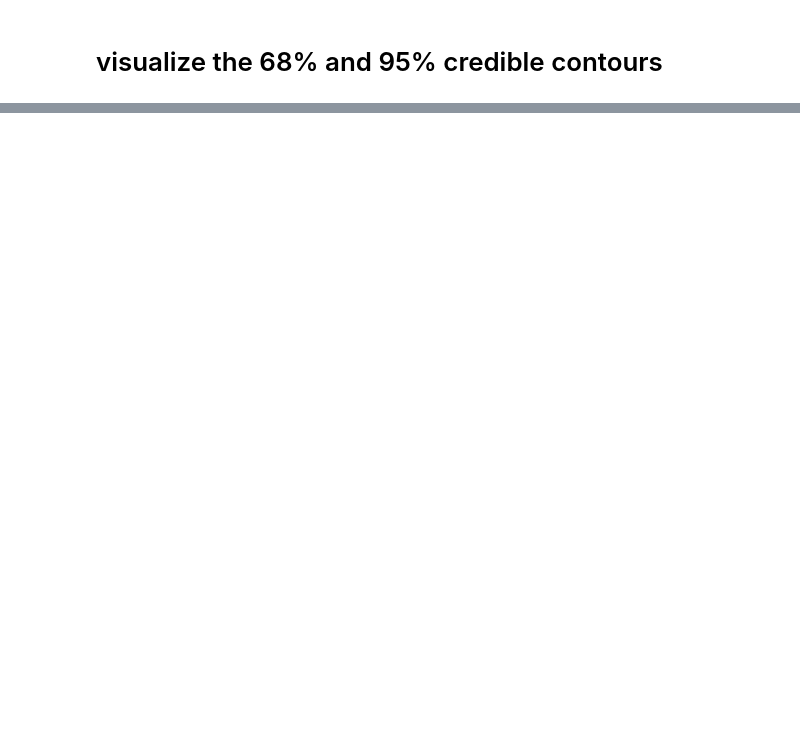
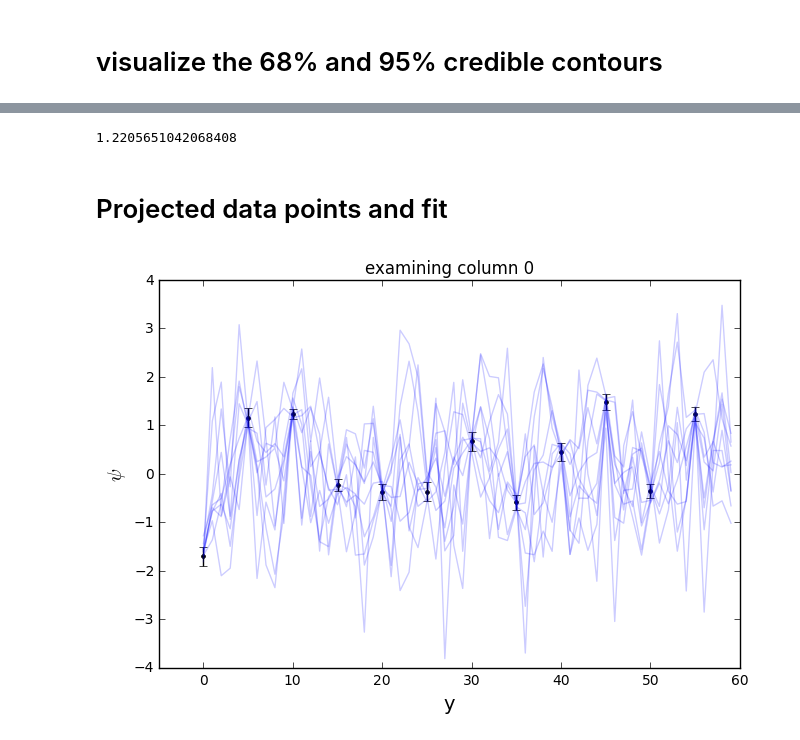
Before and after one commit to karenyyng/shear_gp, a Jupyter notebook: prototypes/2D_fit.ipynb, the cells around one changed output, grey strips where cells are left out. Drawn from its saved outputs; the diff is of its cells as text; code cells hidden in the pictures; blank space fills up the shorter version.

```diff
--- a/prototypes/2D_fit.ipynb
+++ b/prototypes/2D_fit.ipynb
@@ -87,0 +102,6 @@ N_bins = 50
+# %%
+est[0][0]
+# %% [output]
+1.2205651042068408
+# %% [markdown]
+# Projected data points and fit
@@ -87,0 +131,31 @@ N_bins = 50
+# %%
+def change_x_ix(x_ix):
+    plt.title("examining column {0}".format(x_ix))
+    plt.errorbar(y_coord, psi_2D.transpose()[x_ix] ,
+                 yerr=psi_err_2D[:][x_ix],
+             marker='.', ls="None", color='k')
+    fine_x_ix = int(spacing / fine_spacing * x_ix)
+    for i in range(10):
+        plt.plot(fine_y_coord, cond_preds_2D[i].transpose()[fine_x_ix],
+                 color='b', alpha=0.2)
+    plt.ylabel(r"$\psi$", size=14)
+    plt.xlabel("y", size=14)
+    plt.xlim(rng[0]-spacing, rng[1])
+    return
+
+def change_y_ix(y_ix):
+    plt.title("examining row {0}".format(y_ix))
+    plt.errorbar(x_coord, psi_2D[y_ix][:] , yerr=psi_err_2D[y_ix][:],
+             marker='.', ls="None", color='k')
+    fine_y_ix = int(spacing / fine_spacing * y_ix)
+    for i in range(10):
+        plt.plot(fine_x_coord, cond_preds_2D[i][fine_y_ix][:],
+                 color='b', alpha=0.2)
+    plt.ylabel(r"$\psi$", size=16)
+    plt.xlabel("x", size=14)
+    plt.xlim(rng[0]-spacing, rng[1])
+    return
+# %%
+interact(change_x_ix, x_ix=(0, int(rng[1] / spacing - 1), 1))
+# %% [output]
+[figure, added]
```
Also changed, not shown: parts of 13 cells of this notebook, 3 other files.
